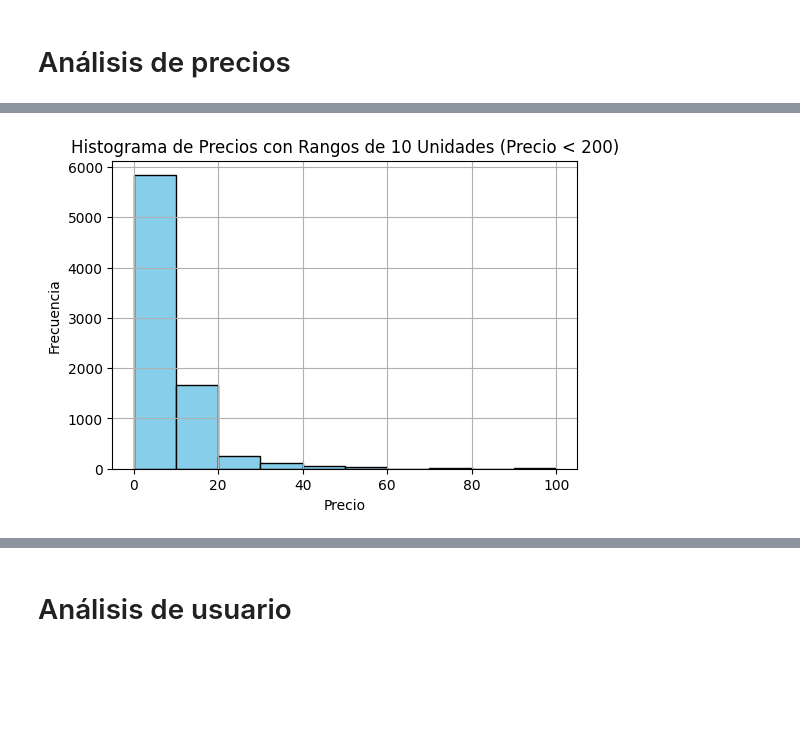
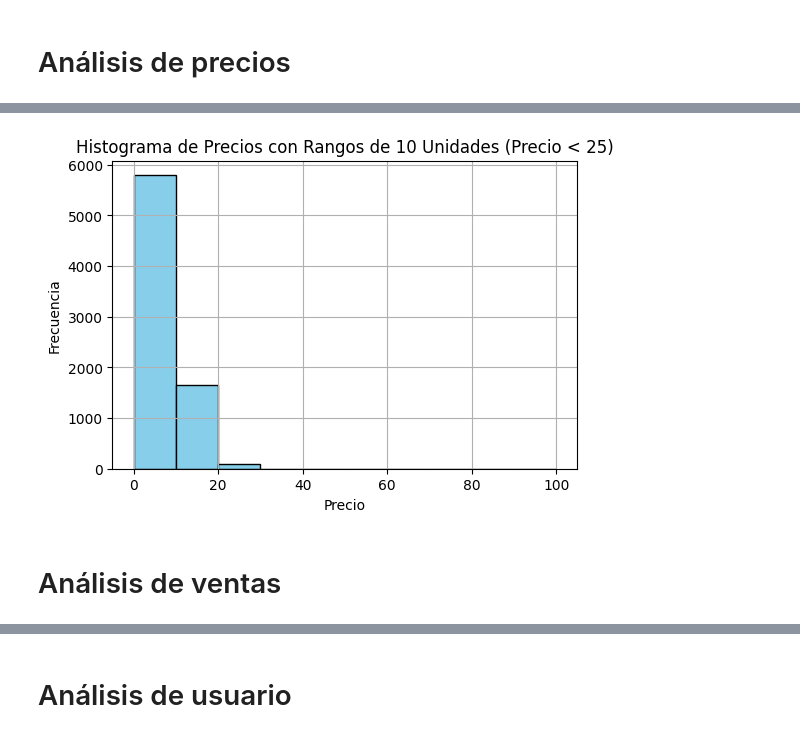
Before and after one commit to Batxa/DS_Project1, a Jupyter notebook: EDA.ipynb, the cells around one changed output, grey strips where cells are left out. Saved outputs shown, nothing was run; the diff lists cells and outputs as text; code cells hidden in the pictures; blank space fills up the shorter version.

```diff
--- a/EDA.ipynb
+++ b/EDA.ipynb
@@ -131,16 +260,18 @@ plt.show()
 # %%
 precios_filtrados = df_eda[df_eda['price'] < 100]['price']
 
 rango_precios = np.arange(0, precios_filtrados.max() + 10, 10)
 
 plt.figure(figsize=(6, 4))
-plt.hist(df_eda[df_eda['price'] < 100]['price'], bins=rango_precios, color='skyblue', edgecolor='black')
+plt.hist(df_eda[df_eda['price'] < 25]['price'], bins=rango_precios, color='skyblue', edgecolor='black')
 
 plt.xlabel('Precio')
 plt.ylabel('Frecuencia')
-plt.title('Histograma de Precios con Rangos de 10 Unidades (Precio < 200)')
+plt.title('Histograma de Precios con Rangos de 10 Unidades (Precio < 25)')
 
 plt.grid(True)
 plt.show()
 # %% [output]
-[figure, old version]
+[figure, new version]
+# %% [markdown]
+# Análisis de ventas
```
Also changed, not shown: parts of 68 cells of this notebook, 2 other files.
